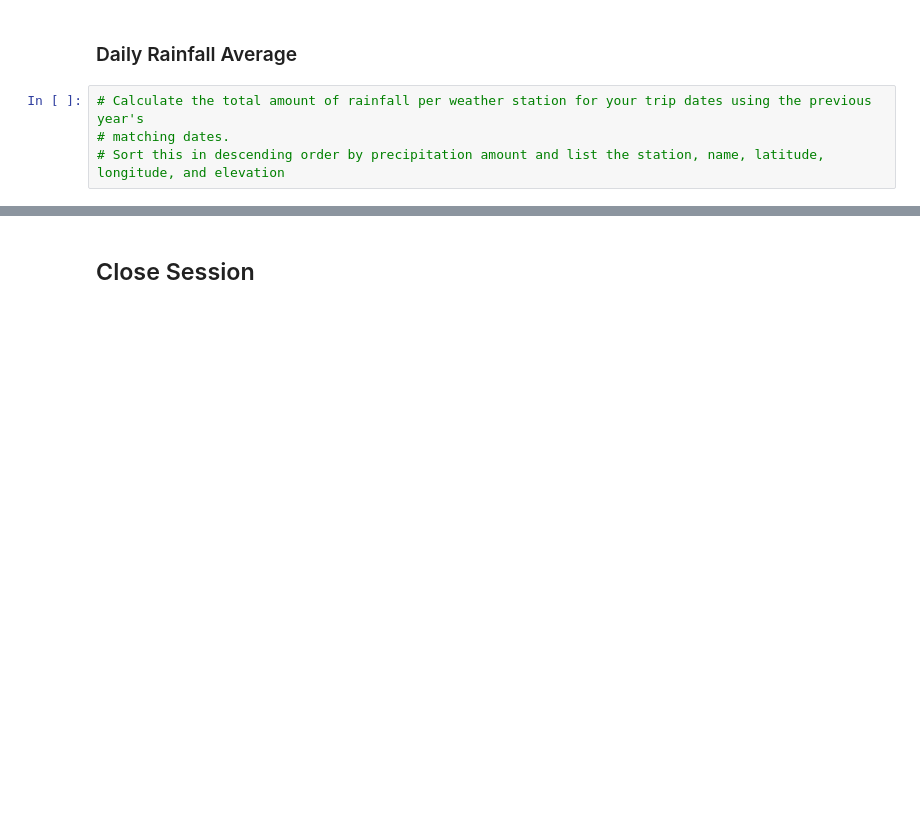
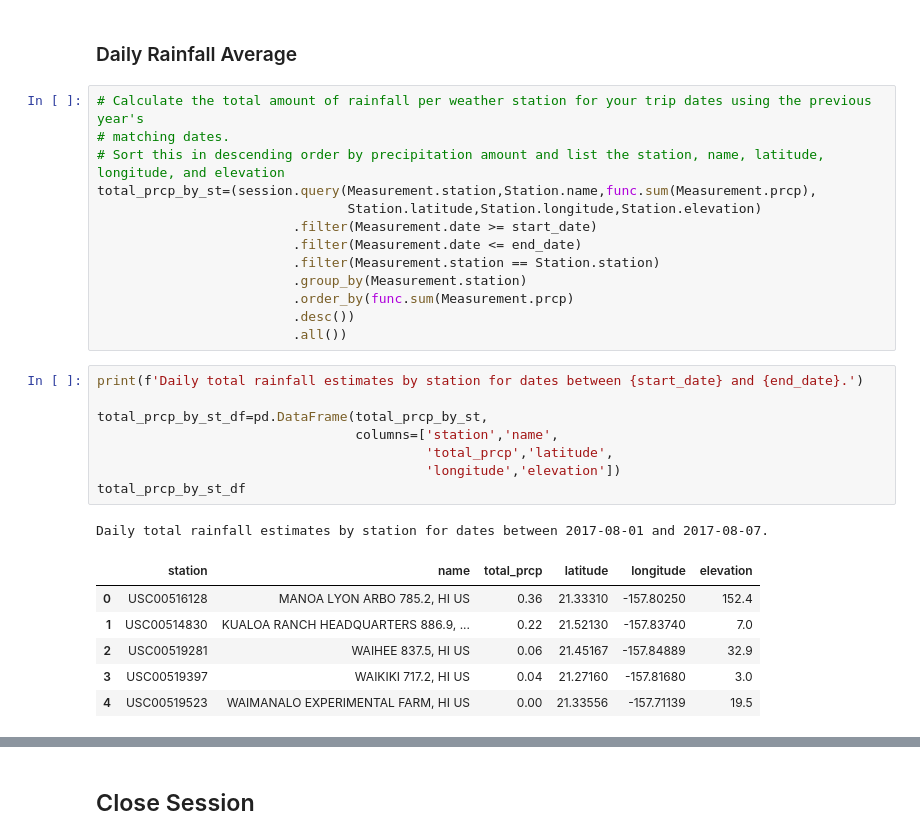
Before and after one commit to dschoen24/Surfs-Up-SQLALCHEMY, a Jupyter notebook: temp_analysis_bonus_2_starter.ipynb, the cells around one changed output, grey strips where cells are left out. Saved outputs shown, nothing was run; the diff lists cells and outputs as text; blank space fills up the shorter version.

```diff
--- a/temp_analysis_bonus_2_starter.ipynb
+++ b/temp_analysis_bonus_2_starter.ipynb
@@ -63,6 +120,31 @@ print(calc_temps('2012-02-28', '2012-03-05'))
 # Calculate the total amount of rainfall per weather station for your trip dates using the previous year's
 # matching dates.
 # Sort this in descending order by precipitation amount and list the station, name, latitude, longitude, and elevation
+total_prcp_by_st=(session.query(Measurement.station,Station.name,func.sum(Measurement.prcp),
+                                Station.latitude,Station.longitude,Station.elevation)
+                         .filter(Measurement.date >= start_date)
+                         .filter(Measurement.date <= end_date)
+                         .filter(Measurement.station == Station.station)
+                         .group_by(Measurement.station)
+                         .order_by(func.sum(Measurement.prcp)
+                         .desc())
+                         .all())
+# %%
+print(f'Daily total rainfall estimates by station for dates between {start_date} and {end_date}.')
+
+total_prcp_by_st_df=pd.DataFrame(total_prcp_by_st,
+                                 columns=['station','name',
+                                          'total_prcp','latitude',
+                                          'longitude','elevation'])
+total_prcp_by_st_df
+# %% [output]
+Daily total rainfall estimates by station for dates between 2017-08-01 and 2017-08-07.
+|  | station | name | total_prcp | latitude | longitude | elevation |
+| 0 | USC00516128 | MANOA LYON ARBO 785.2, HI US | 0.36 | 21.33310 | -157.80250 | 152.4 |
+| 1 | USC00514830 | KUALOA RANCH HEADQUARTERS 886.9, ... | 0.22 | 21.52130 | -157.83740 | 7.0 |
+| 2 | USC00519281 | WAIHEE 837.5, HI US | 0.06 | 21.45167 | -157.84889 | 32.9 |
+| 3 | USC00519397 | WAIKIKI 717.2, HI US | 0.04 | 21.27160 | -157.81680 | 3.0 |
+| 4 | USC00519523 | WAIMANALO EXPERIMENTAL FARM, HI US | 0.00 | 21.33556 | -157.71139 | 19.5 |
 # %%
 # Use this function to calculate the daily normals
 # (i.e. the averages for tmin, tmax, and tavg for all historic data matching a specific month and day)
```
Also changed, not shown: parts of 17 cells of this notebook, 4 other files.
